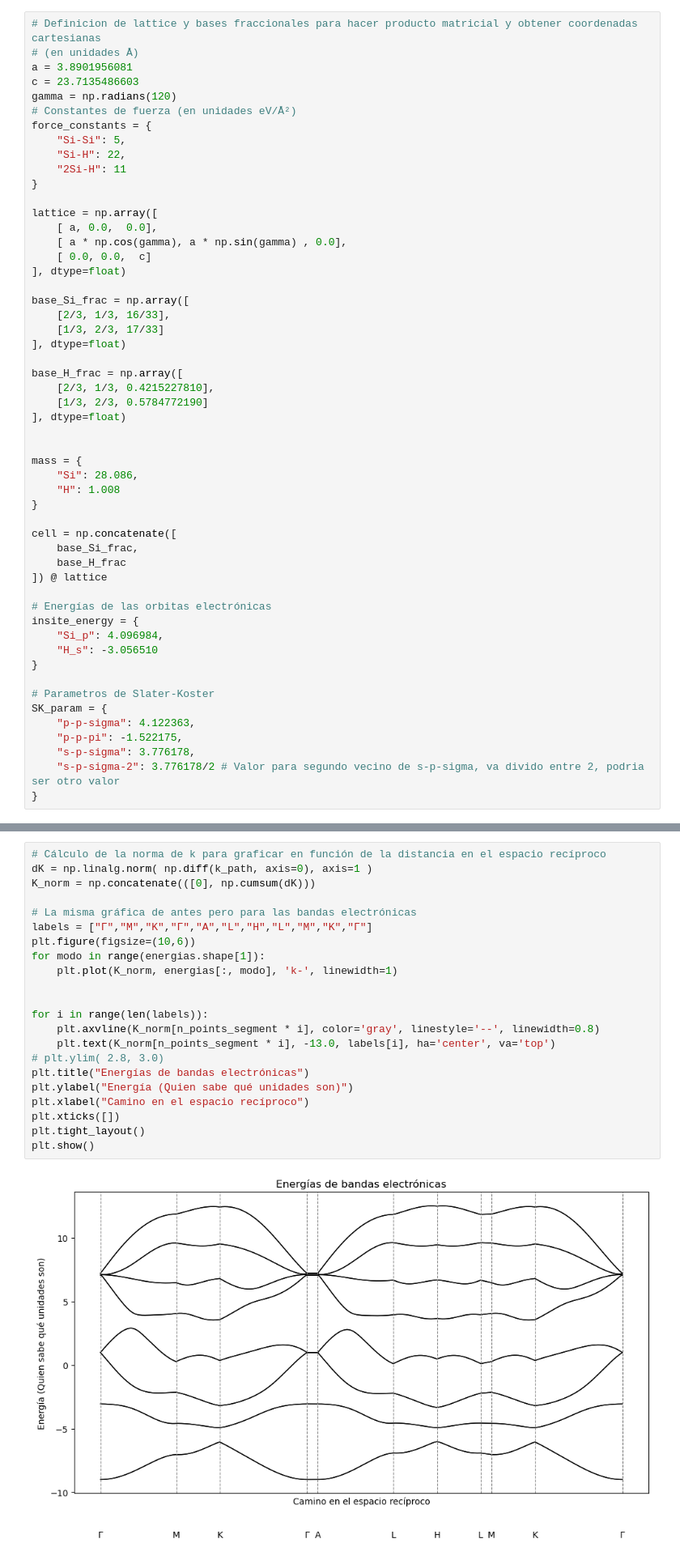
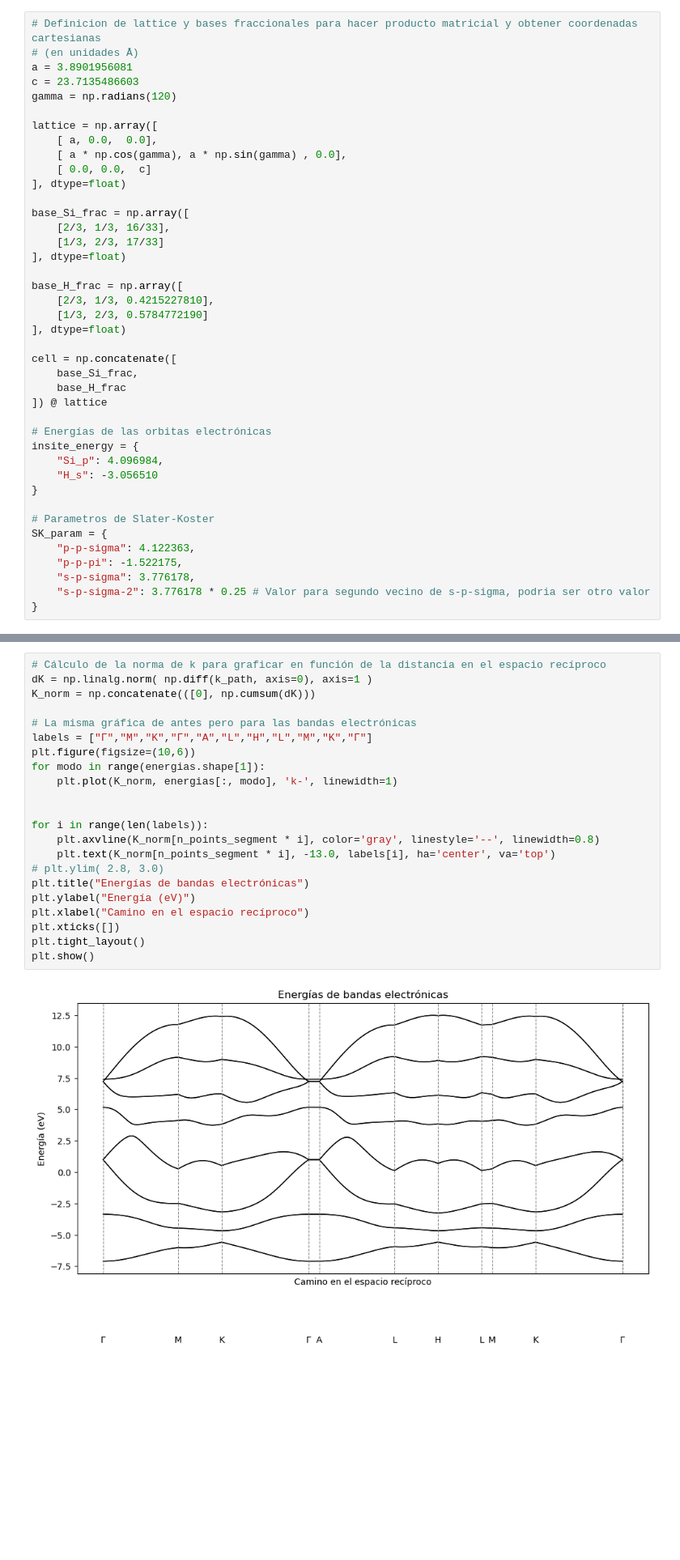
Before and after one commit to D4vidGarcia/Estado-Solido-Proyecto-Equipo, a Jupyter notebook: NOTEBOOKS/energy_bands.ipynb, the cells around one changed output, grey strips where cells are left out. Shown: that part at 81% size. Cells and saved outputs as stored; diff of their text form; blank space fills up the shorter version.

Commit message:
Entrega final

```diff
--- a/NOTEBOOKS/energy_bands.ipynb
+++ b/NOTEBOOKS/energy_bands.ipynb
@@ -43,12 +43,6 @@ En el caso de los vecinos tomados, fueron los mismos que para fonones.
 a = 3.8901956081
 c = 23.7135486603
 gamma = np.radians(120)
-# Constantes de fuerza (en unidades eV/Å²)
-force_constants = {
-    "Si-Si": 5,
-    "Si-H": 22,
-    "2Si-H": 11
-}
 
 lattice = np.array([
     [ a, 0.0,  0.0],
@@ -66,12 +60,6 @@ base_H_frac = np.array([
     [1/3, 2/3, 0.5784772190]
 ], dtype=float)
 
-
-mass = {
-    "Si": 28.086,
-    "H": 1.008
-}
-
 cell = np.concatenate([
     base_Si_frac,
     base_H_frac
@@ -88,7 +76,7 @@ SK_param = {
     "p-p-sigma": 4.122363,
     "p-p-pi": -1.522175,
     "s-p-sigma": 3.776178,
-    "s-p-sigma-2": 3.776178/2 # Valor para segundo vecino de s-p-sigma, va divido entre 2, podria ser otro valor
+    "s-p-sigma-2": 3.776178 * 0.25 # Valor para segundo vecino de s-p-sigma, podria ser otro valor
 }
 # %% [markdown]
 # Calculo de vectores $\hat{e}$
@@ -263,24 +251,24 @@ energias.sort(axis=1)
 # %%
 # Cálculo de la norma de k para graficar en función de la distancia en el espacio recíproco
 dK = np.linalg.norm( np.diff(k_path, axis=0), axis=1 )
 K_norm = np.concatenate(([0], np.cumsum(dK)))
 
 # La misma gráfica de antes pero para las bandas electrónicas
 labels = ["Γ","M","K","Γ","A","L","H","L","M","K","Γ"]
 plt.figure(figsize=(10,6))
 for modo in range(energias.shape[1]):
     plt.plot(K_norm, energias[:, modo], 'k-', linewidth=1)
 
 
 for i in range(len(labels)):
     plt.axvline(K_norm[n_points_segment * i], color='gray', linestyle='--', linewidth=0.8)
     plt.text(K_norm[n_points_segment * i], -13.0, labels[i], ha='center', va='top')
 # plt.ylim( 2.8, 3.0)
 plt.title("Energías de bandas electrónicas")
-plt.ylabel("Energía (Quien sabe qué unidades son)")
+plt.ylabel("Energía (eV)")
 plt.xlabel("Camino en el espacio recíproco")
 plt.xticks([])
 plt.tight_layout()
 plt.show()
 # %% [output]
-[figure, old version]
+[figure, new version]
```
Also changed, not shown: 1 other file.
